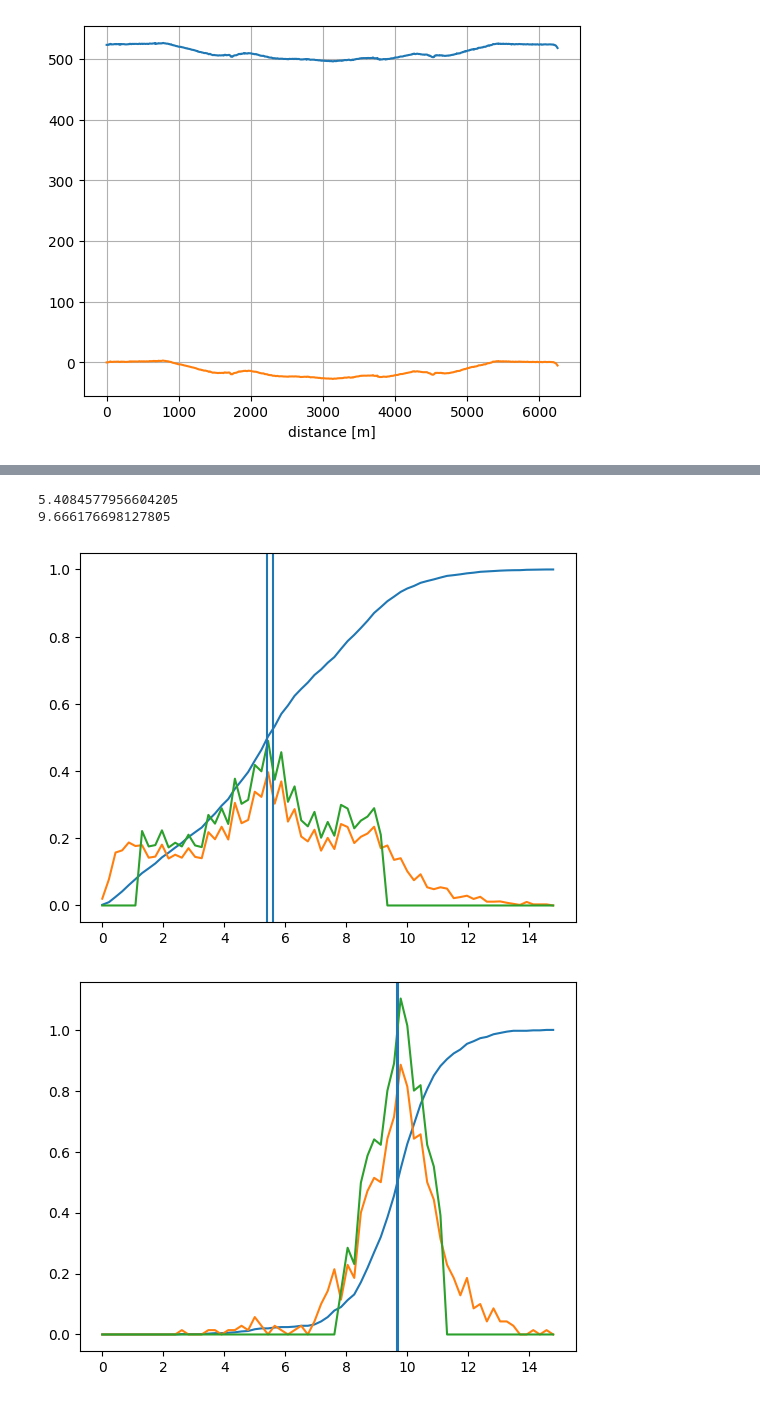
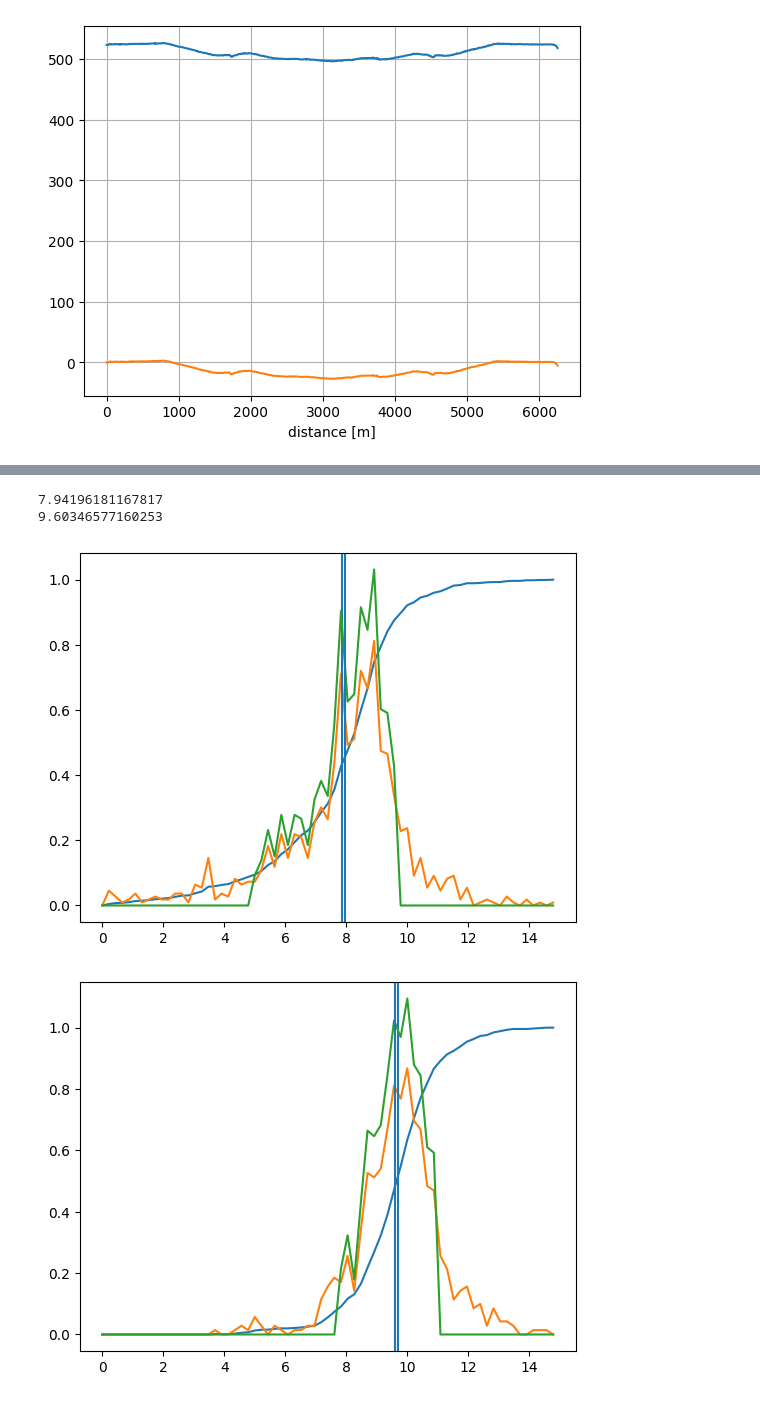
Before and after one commit to volodymyrss/strava-trail-analyze, a Jupyter notebook: trailanalysis.ipynb, the cells around one changed output, grey strips where cells are left out. Saved outputs shown, nothing was run; the diff lists cells and outputs as text; code cells hidden in the pictures.

```diff
--- a/trailanalysis.ipynb
+++ b/trailanalysis.ipynb
@@ -52,14 +69,15 @@ all        100.0% time 1.21 hr 6.25 km -4.10
 # %%
 import numpy as np
 
-print(analyze.speed_estim_for_grade(0, np.load(open("lut_merged.npy", "rb"), allow_pickle=True), plot=True))
+merged_lut = np.load(open("lut_merged_prod.npy", "rb"), allow_pickle=True)
 
+print(analyze.speed_estim_for_grade(0, merged_lut, plot=True))
 print(analyze.speed_estim_for_grade(0, lut, plot=True))
 # %% [output]
-5.4084577956604205
-9.666176698127805
+7.94196181167817
+9.60346577160253
-[figure, old version]
+[figure, new version]
-[figure, old version]
+[figure, new version]
 # %%
 import matplotlib.pyplot as plt
 
```
Also changed, not shown: parts of 3 cells of this notebook, 4 other files.
